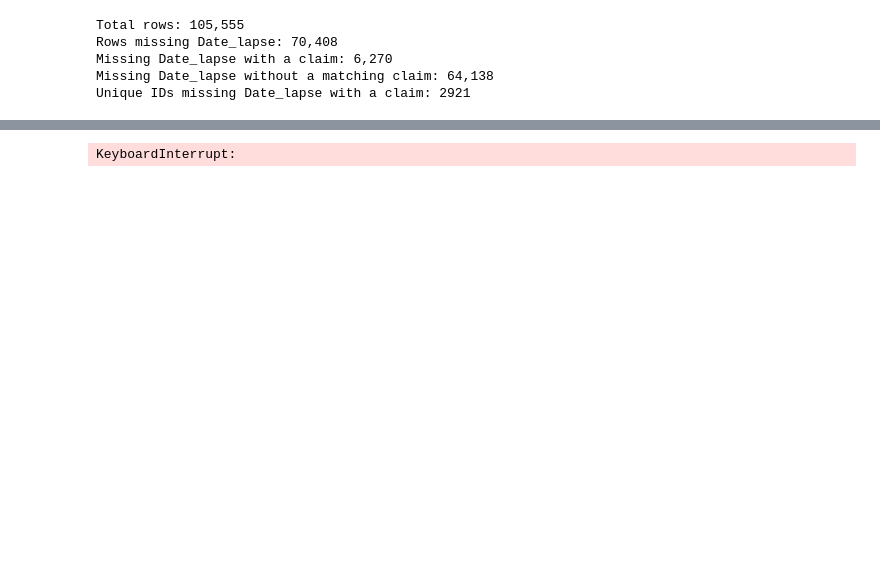
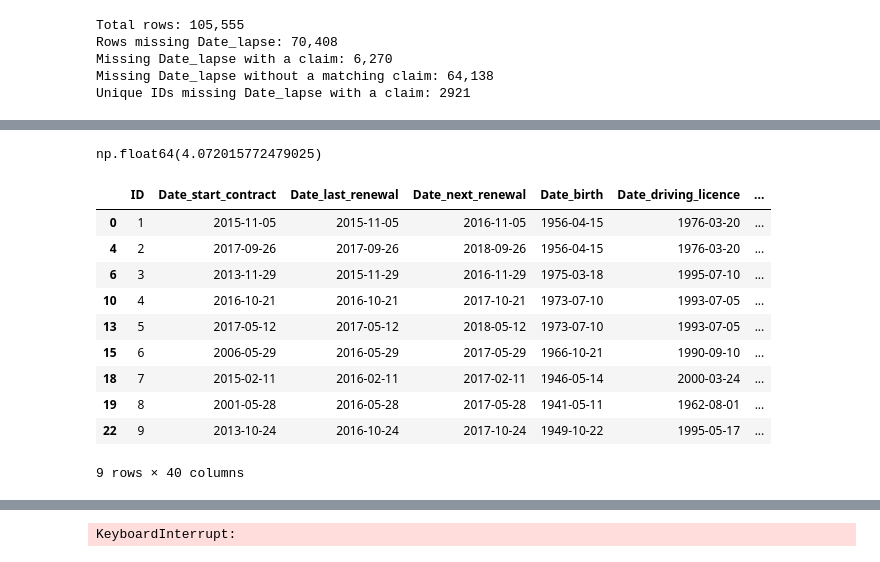
Before and after one commit to Marquis-Alloh/Motor-Insurance-Claims-Prediction-and-Pricing, a Jupyter notebook: Notebooks/Investigation.ipynb, the cells around one changed output, grey strips where cells are left out. Cells and saved outputs as stored; diff of their text form; code cells hidden in the pictures; blank space fills up the shorter version.

```diff
--- a/Notebooks/Investigation.ipynb
+++ b/Notebooks/Investigation.ipynb
@@ -214,0 +270,4 @@ analysis.head()
+# %%
+analysis['Policy_Age'].std()
+# %% [output]
+np.float64(4.072015772479025)
@@ -215 +289,15 @@ analysis.head()
+# %%
+analysis[analysis['ID'] < 10].drop_duplicates(subset='ID')
+# %% [output]
+|  | ID | Date_start_contract | Date_last_renewal | Date_next_renewal | Date_birth | Date_driving_licence | ... |
+| 0 | 1 | 2015-11-05 | 2015-11-05 | 2016-11-05 | 1956-04-15 | 1976-03-20 | ... |
+| 4 | 2 | 2017-09-26 | 2017-09-26 | 2018-09-26 | 1956-04-15 | 1976-03-20 | ... |
+| 6 | 3 | 2013-11-29 | 2015-11-29 | 2016-11-29 | 1975-03-18 | 1995-07-10 | ... |
+| 10 | 4 | 2016-10-21 | 2016-10-21 | 2017-10-21 | 1973-07-10 | 1993-07-05 | ... |
+| 13 | 5 | 2017-05-12 | 2017-05-12 | 2018-05-12 | 1973-07-10 | 1993-07-05 | ... |
+| 15 | 6 | 2006-05-29 | 2016-05-29 | 2017-05-29 | 1966-10-21 | 1990-09-10 | ... |
+| 18 | 7 | 2015-02-11 | 2016-02-11 | 2017-02-11 | 1946-05-14 | 2000-03-24 | ... |
+| 19 | 8 | 2001-05-28 | 2016-05-28 | 2017-05-28 | 1941-05-11 | 1962-08-01 | ... |
+| 22 | 9 | 2013-10-24 | 2016-10-24 | 2017-10-24 | 1949-10-22 | 1995-05-17 | ... |
+9 rows × 40 columns
 # %%
```
Also changed, not shown: parts of 22 cells of this notebook.
